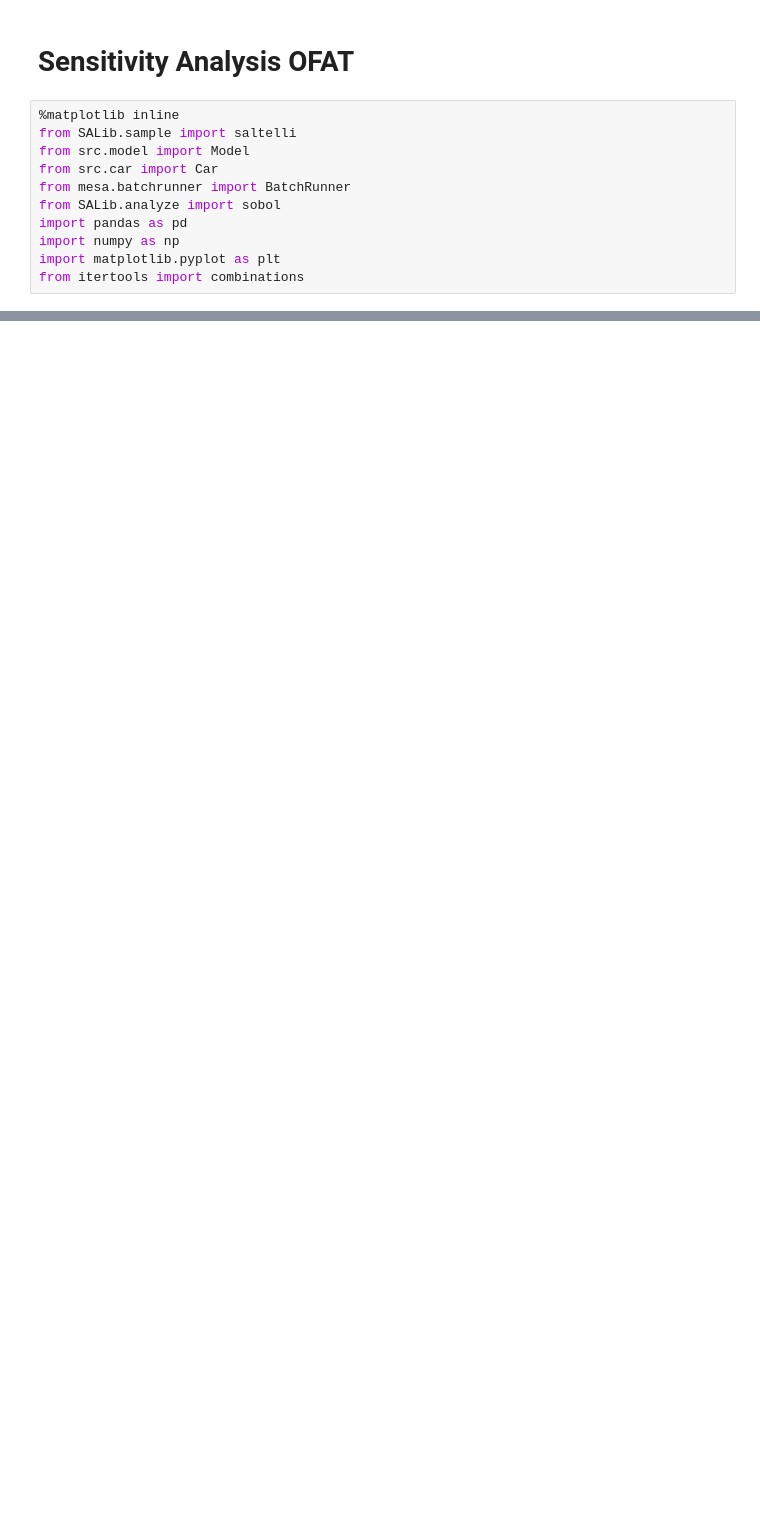
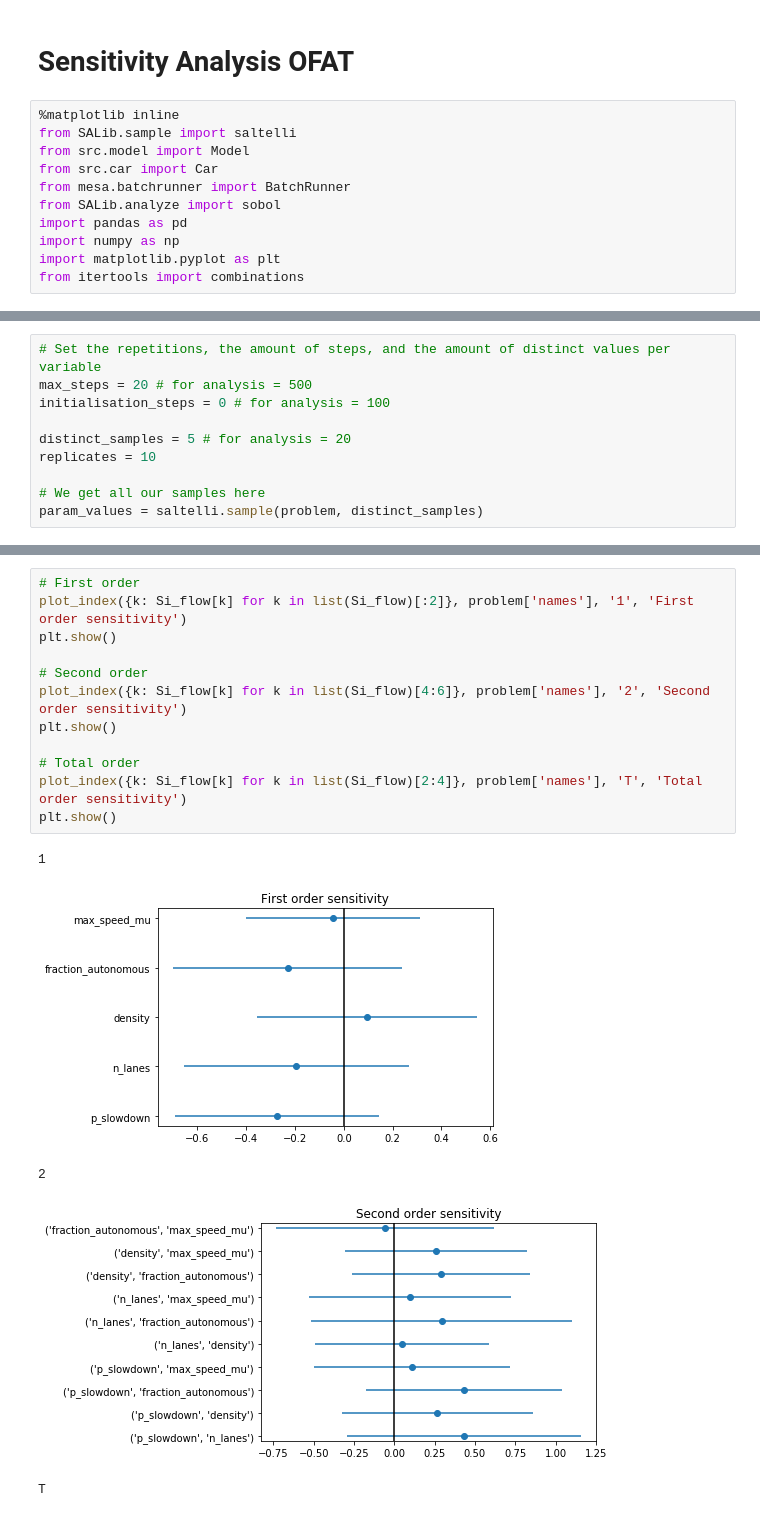
Before and after one commit to voschezang/ABM, a Jupyter notebook: analysis.ipynb, the cells around one changed output, grey strips where cells are left out. Drawn from its saved outputs; the diff is of its cells as text; blank space fills up the shorter version.

```diff
--- a/analysis.ipynb
+++ b/analysis.ipynb
@@ -261,0 +332,10 @@ for param in model_reporters:
+# %%
+# Set the repetitions, the amount of steps, and the amount of distinct values per variable
+max_steps = 20 # for analysis = 500
+initialisation_steps = 0 # for analysis = 100
+
+distinct_samples = 5 # for analysis = 20
+replicates = 10
+
+# We get all our samples here
+param_values = saltelli.sample(problem, distinct_samples)
@@ -261,0 +425,18 @@ for param in model_reporters:
+# %%
+# First order
+plot_index({k: Si_flow[k] for k in list(Si_flow)[:2]}, problem['names'], '1', 'First order sensitivity')
+plt.show()
+
+# Second order
+plot_index({k: Si_flow[k] for k in list(Si_flow)[4:6]}, problem['names'], '2', 'Second order sensitivity')
+plt.show()
+
+# Total order
+plot_index({k: Si_flow[k] for k in list(Si_flow)[2:4]}, problem['names'], 'T', 'Total order sensitivity')
+plt.show()
+# %% [output]
+1
+[figure, added]
+2
+[figure, added]
+T
```
Also changed, not shown: parts of 13 cells of this notebook, 2 other files.
